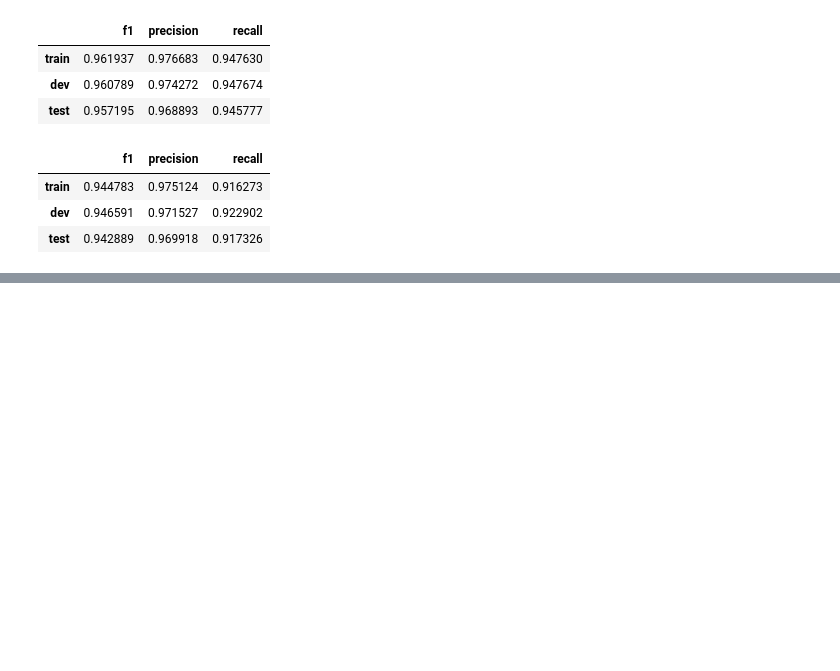
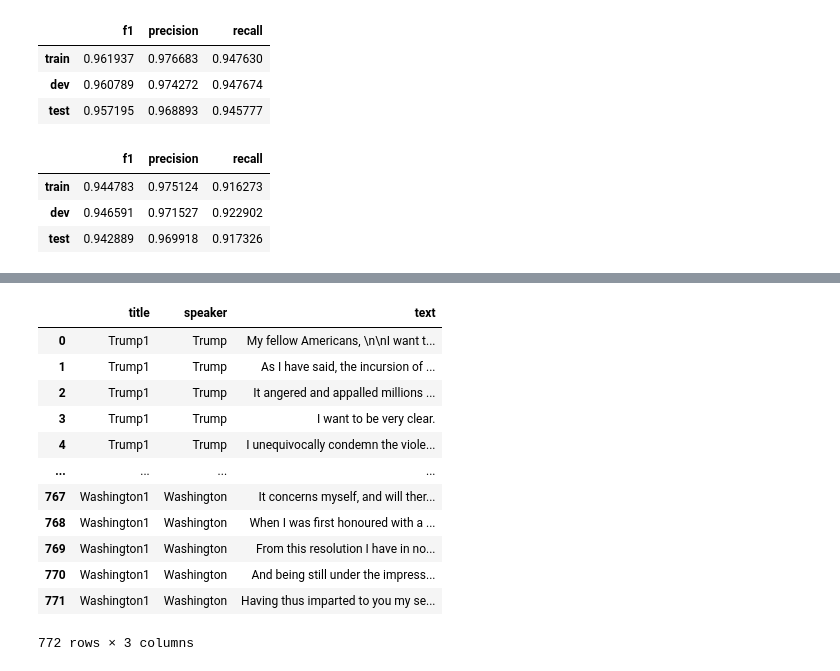
Before and after one commit to ZachEichen/propaganda_detection, a Jupyter notebook: precomputed_bert_models.ipynb, the cells around one changed output, grey strips where cells are left out. Saved outputs shown, nothing was run; the diff lists cells and outputs as text; code cells hidden in the pictures; blank space fills up the shorter version.

```diff
--- a/precomputed_bert_models.ipynb
+++ b/precomputed_bert_models.ipynb
@@ -433,0 +441,34 @@ reg_mod_stats
+# %%
+import csv
+import nltk
+
+speech_feats = []
+with open('data_speeches.csv', 'r') as file:
+    reader = csv.reader(file)
+    for row in reader:
+        speech_title = row[0]
+        speech_author = row[1]
+        speech_text = row[2]
+        speech_feats.extend([{
+            "title": speech_title,
+            "speaker": speech_author,
+            "text": sent,
+            }
+            for sent in nltk.sent_tokenize(speech_text)
+            ])
+speech_df = pd.DataFrame(speech_feats)
+speech_df
+# %% [output]
+|  | title | speaker | text |
+| 0 | Trump1 | Trump | My fellow Americans, \n\nI want t... |
+| 1 | Trump1 | Trump | As I have said, the incursion of ... |
+| 2 | Trump1 | Trump | It angered and appalled millions ... |
+| 3 | Trump1 | Trump | I want to be very clear. |
+| 4 | Trump1 | Trump | I unequivocally condemn the viole... |
+| ... | ... | ... | ... |
+| 767 | Washington1 | Washington | It concerns myself, and will ther... |
+| 768 | Washington1 | Washington | When I was first honoured with a ... |
+| 769 | Washington1 | Washington | From this resolution I have in no... |
+| 770 | Washington1 | Washington | And being still under the impress... |
+| 771 | Washington1 | Washington | Having thus imparted to you my se... |
+772 rows × 3 columns
```
Also changed, not shown: parts of 7 cells of this notebook, 3 other files.
